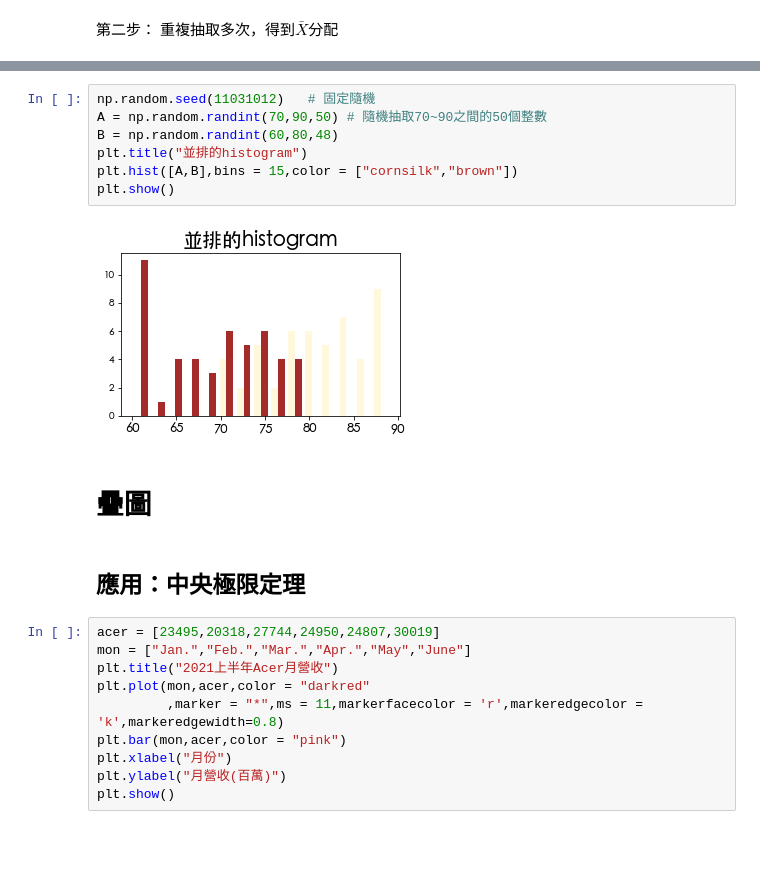
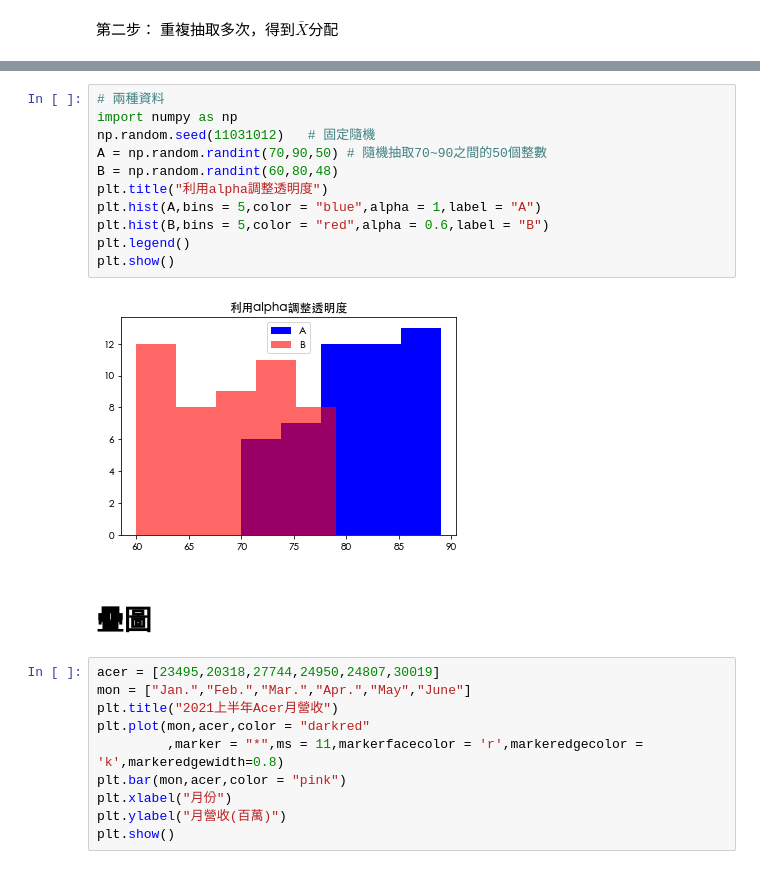
Before and after one commit to 105304039/110statistic_1, a Jupyter notebook: matplotlib基本畫圖.ipynb, the cells around one changed output, grey strips where cells are left out. Cells and saved outputs as stored; diff of their text form; blank space fills up the shorter version.

```diff
--- a/matplotlib基本畫圖.ipynb
+++ b/matplotlib基本畫圖.ipynb
@@ -224,18 +245,20 @@ plt.show()
 # %% [output]
 [figure]
 # %%
+# 兩種資料
+import numpy as np
 np.random.seed(11031012)   # 固定隨機
 A = np.random.randint(70,90,50) # 隨機抽取70~90之間的50個整數
 B = np.random.randint(60,80,48)
-plt.title("並排的histogram")
-plt.hist([A,B],bins = 15,color = ["cornsilk","brown"])
+plt.title("利用alpha調整透明度")
+plt.hist(A,bins = 5,color = "blue",alpha = 1,label = "A")
+plt.hist(B,bins = 5,color = "red",alpha = 0.6,label = "B")
+plt.legend()
 plt.show()
 # %% [output]
-[figure, old version]
+[figure, new version]
 # %% [markdown]
 # 疊圖
-# %% [markdown]
-## 應用：中央極限定理
 # %%
 acer = [23495,20318,27744,24950,24807,30019]
 mon = ["Jan.","Feb.","Mar.","Apr.","May","June"]
```
Also changed, not shown: parts of 7 cells of this notebook, 1 other file.
